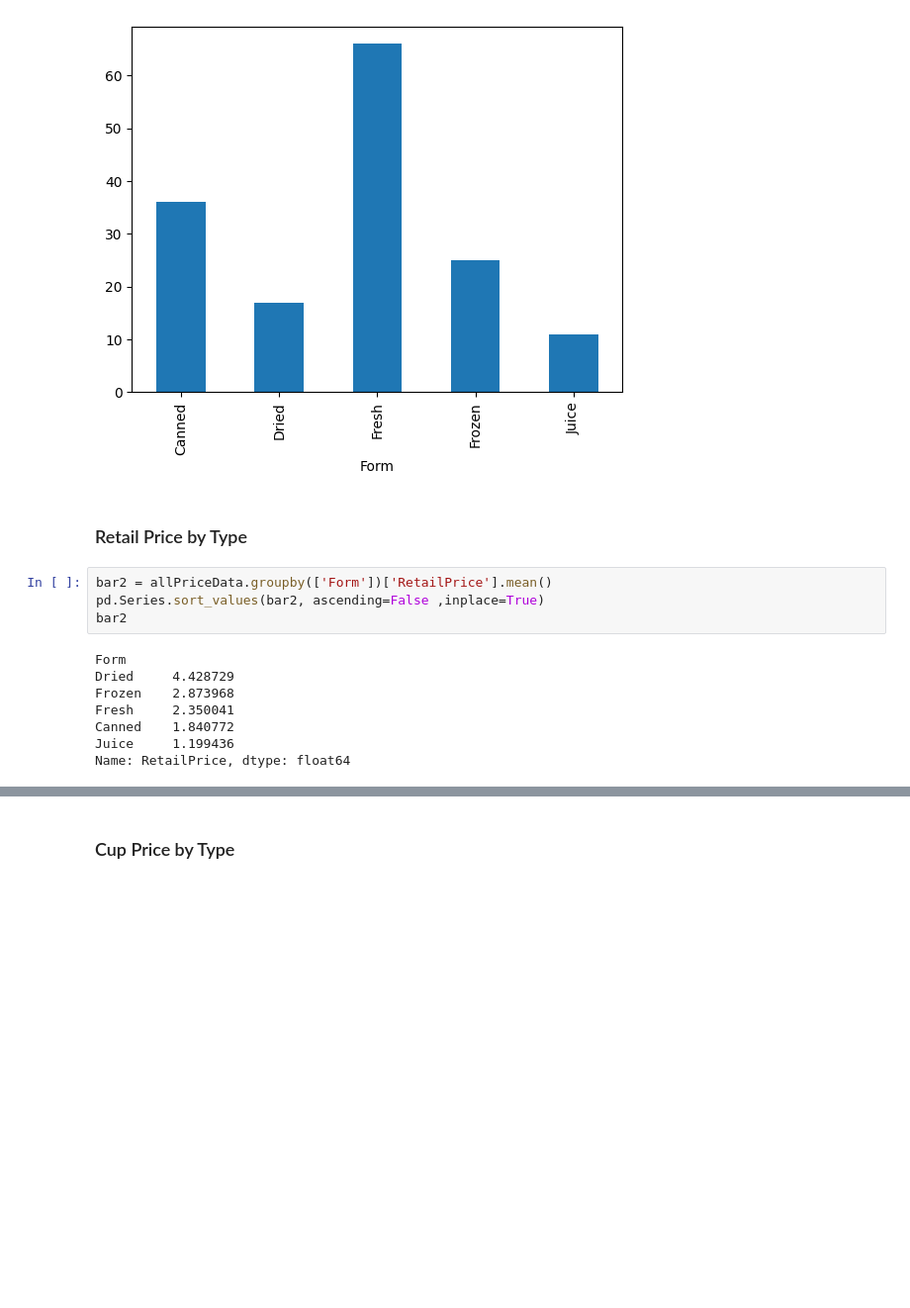
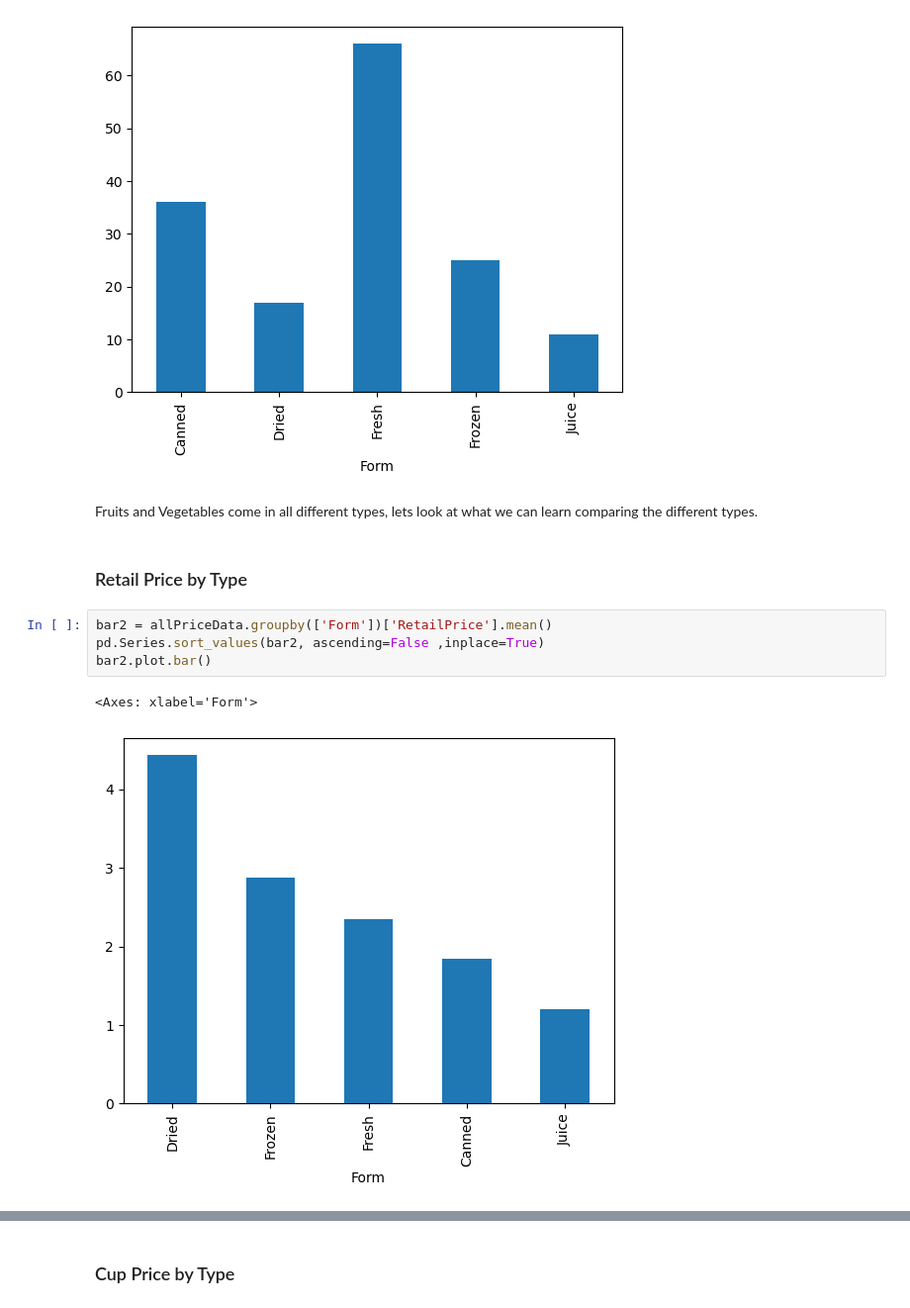
Before and after one commit to nickthe7th/DataProjects, a Jupyter notebook: Fruit_and_Veg/Fruit_and_Veg.ipynb, the cells around one changed output, grey strips where cells are left out. Shown: that part at 99% size. Drawn from its saved outputs; the diff is of its cells as text; blank space fills up the shorter version.

Commit message:
Finishing quick fruit and veggie exploration

```diff
--- a/Fruit_and_Veg/Fruit_and_Veg.ipynb
+++ b/Fruit_and_Veg/Fruit_and_Veg.ipynb
@@ -93,17 +95,14 @@ allPriceData.groupby(['Form'])['Type'].count().plot.bar()
 # %% [output]
 <Axes: xlabel='Form'>
 [figure]
+# %% [markdown]
+Fruits and Vegetables come in all different types, lets look at what we can learn comparing the different types.
 # %% [markdown]
 ### Retail Price by Type
 # %%
 bar2 = allPriceData.groupby(['Form'])['RetailPrice'].mean()
 pd.Series.sort_values(bar2, ascending=False ,inplace=True)
-bar2
+bar2.plot.bar()
 # %% [output]
-Form
-Dried     4.428729
-Frozen    2.873968
-Fresh     2.350041
-Canned    1.840772
-Juice     1.199436
-Name: RetailPrice, dtype: float64
+<Axes: xlabel='Form'>
+[figure, added]
```
Also changed, not shown: parts of 4 cells of this notebook.
